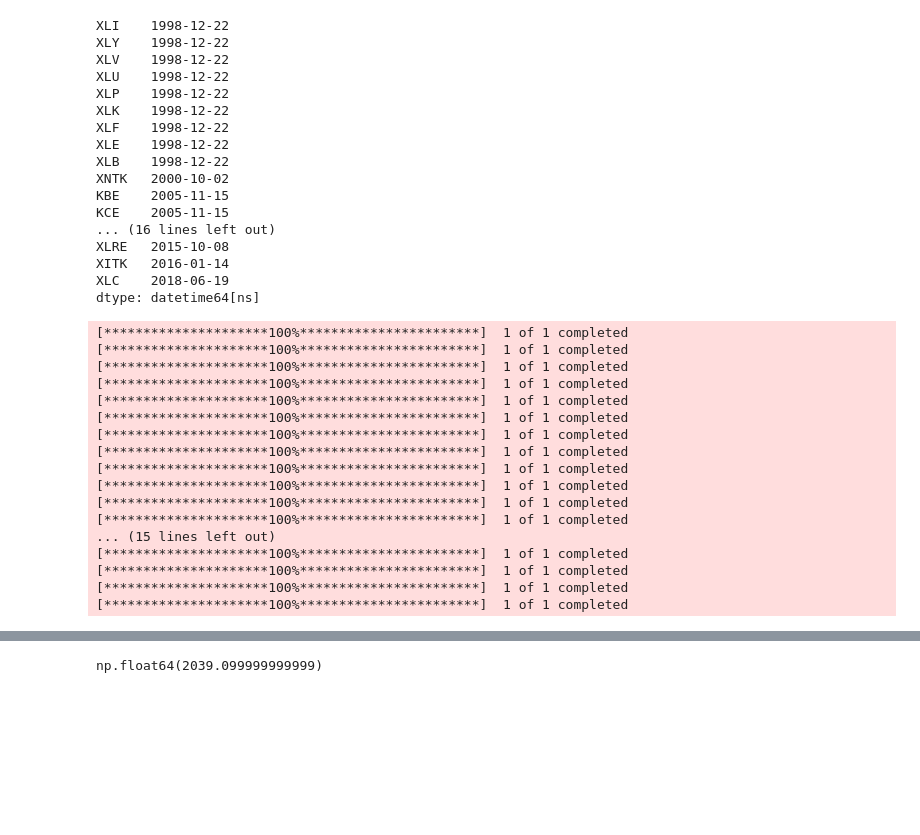
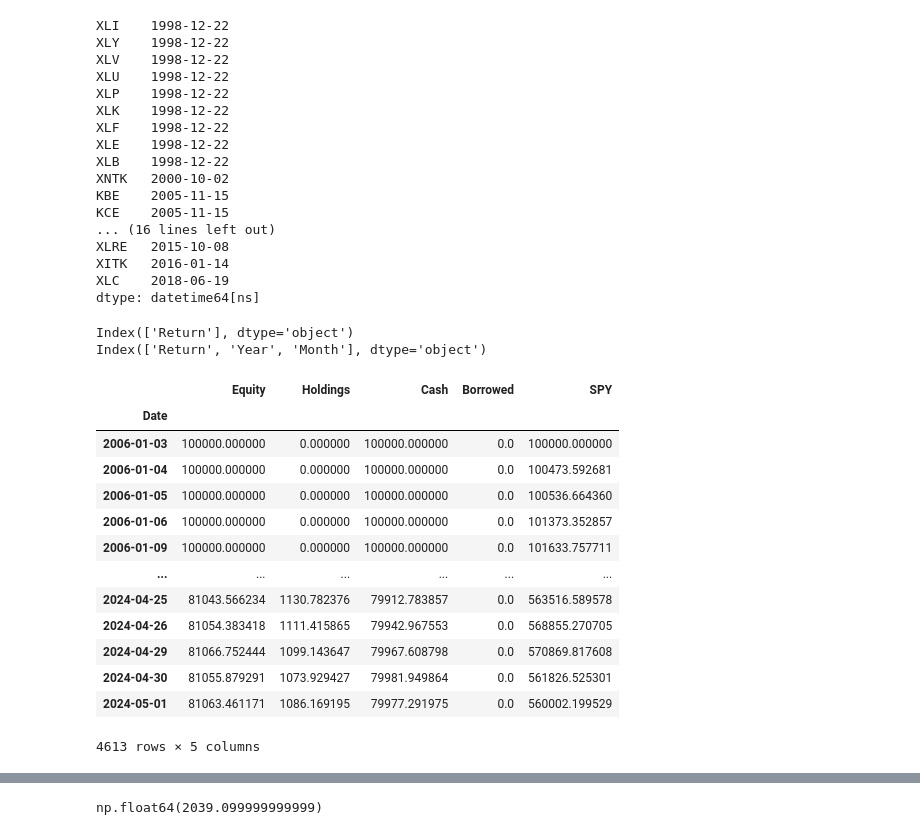
Before and after one commit to asmarton/dm, a Jupyter notebook: notebooks/keltner-donchian-trend-following.ipynb, the cells around one changed output, grey strips where cells are left out. Drawn from its saved outputs; the diff is of its cells as text; code cells hidden in the pictures; blank space fills up the shorter version.

```diff
--- a/notebooks/keltner-donchian-trend-following.ipynb
+++ b/notebooks/keltner-donchian-trend-following.ipynb
@@ -58,31 +58,35 @@ dtype: datetime64[ns]
 import industry_trends as it
 import db.schemas as schemas
 
-job = schemas.IndustryTrendsJob(
+job = schemas.IndustryTrendsJobBase(
     initial_balance=100_000,
-    start_date=pd.to_datetime('2020-01-01'),
-    end_date=pd.to_datetime('2020-12-31'),
+    start_date=pd.to_datetime('2006-01-01'),
+    end_date=pd.to_datetime('2024-05-01'),
     tickers=it.etfs,
+    user='*',
+    benchmark='SPY',
 )
 results = it.trend_following_strategy(job)
 # %% [output]
-[*********************100%***********************]  1 of 1 completed
-[*********************100%***********************]  1 of 1 completed
-[*********************100%***********************]  1 of 1 completed
-[*********************100%***********************]  1 of 1 completed
-[*********************100%***********************]  1 of 1 completed
-[*********************100%***********************]  1 of 1 completed
-[*********************100%***********************]  1 of 1 completed
-[*********************100%***********************]  1 of 1 completed
-[*********************100%***********************]  1 of 1 completed
-[*********************100%***********************]  1 of 1 completed
-[*********************100%***********************]  1 of 1 completed
-[*********************100%***********************]  1 of 1 completed
-... (15 lines left out)
-[*********************100%***********************]  1 of 1 completed
-[*********************100%***********************]  1 of 1 completed
-[*********************100%***********************]  1 of 1 completed
-[*********************100%***********************]  1 of 1 completed
+Index(['Return'], dtype='object')
+Index(['Return', 'Year', 'Month'], dtype='object')
+# %%
+results.balance
+# %% [output]
+|  | Equity | Holdings | Cash | Borrowed | SPY |
+| Date |  |  |  |  |  |
+| 2006-01-03 | 100000.000000 | 0.000000 | 100000.000000 | 0.0 | 100000.000000 |
+| 2006-01-04 | 100000.000000 | 0.000000 | 100000.000000 | 0.0 | 100473.592681 |
+| 2006-01-05 | 100000.000000 | 0.000000 | 100000.000000 | 0.0 | 100536.664360 |
+| 2006-01-06 | 100000.000000 | 0.000000 | 100000.000000 | 0.0 | 101373.352857 |
+| 2006-01-09 | 100000.000000 | 0.000000 | 100000.000000 | 0.0 | 101633.757711 |
+| ... | ... | ... | ... | ... | ... |
+| 2024-04-25 | 81043.566234 | 1130.782376 | 79912.783857 | 0.0 | 563516.589578 |
+| 2024-04-26 | 81054.383418 | 1111.415865 | 79942.967553 | 0.0 | 568855.270705 |
+| 2024-04-29 | 81066.752444 | 1099.143647 | 79967.608798 | 0.0 | 570869.817608 |
+| 2024-04-30 | 81055.879291 | 1073.929427 | 79981.949864 | 0.0 | 561826.525301 |
+| 2024-05-01 | 81063.461171 | 1086.169195 | 79977.291975 | 0.0 | 560002.199529 |
+4613 rows × 5 columns
 # %%
 results.channels.plot(figsize=(20, 10)).legend(bbox_to_anchor=(1.0, 1.0))
 # %% [output]
```
Also changed, not shown: parts of 1 cell of this notebook, 9 other files.
